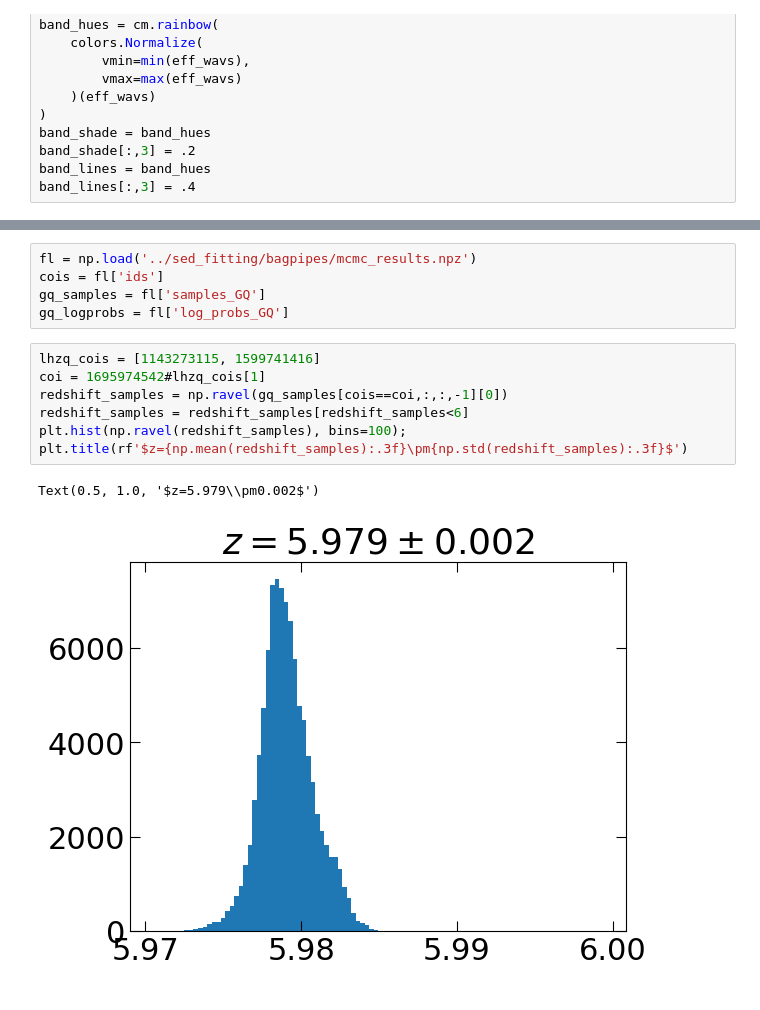
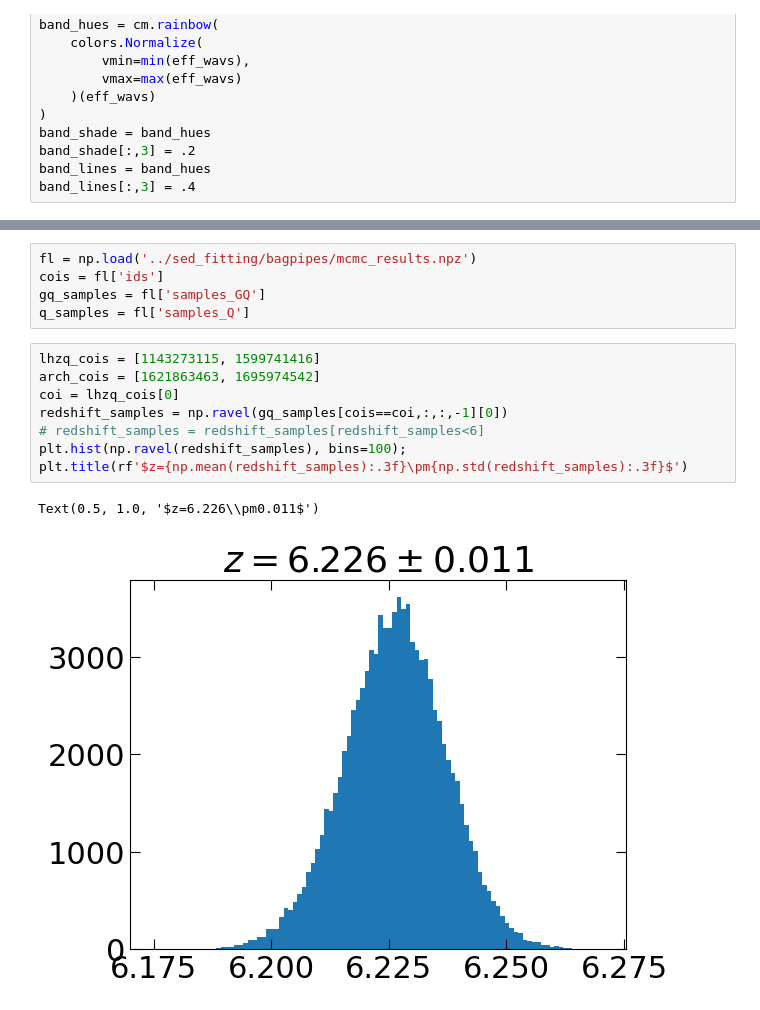
Before and after one commit to xbyrne/glq_mpia, a Jupyter notebook: notebooks/_figures_for_paper.ipynb, the cells around one changed output, grey strips where cells are left out. Saved outputs shown, nothing was run; the diff lists cells and outputs as text.

```diff
--- a/notebooks/_figures_for_paper.ipynb
+++ b/notebooks/_figures_for_paper.ipynb
@@ -510,14 +527,15 @@ fg.savefig(f'../figs/{coord_name_dict[coi][:5]}_sed.eps', format='eps')
 fl = np.load('../sed_fitting/bagpipes/mcmc_results.npz')
 cois = fl['ids']
 gq_samples = fl['samples_GQ']
-gq_logprobs = fl['log_probs_GQ']
+q_samples = fl['samples_Q']
 # %%
 lhzq_cois = [1143273115, 1599741416]
-coi = 1695974542#lhzq_cois[1]
+arch_cois = [1621863463, 1695974542]
+coi = lhzq_cois[0]
 redshift_samples = np.ravel(gq_samples[cois==coi,:,:,-1][0])
-redshift_samples = redshift_samples[redshift_samples<6]
+# redshift_samples = redshift_samples[redshift_samples<6]
 plt.hist(np.ravel(redshift_samples), bins=100);
 plt.title(rf'$z={np.mean(redshift_samples):.3f}\pm{np.std(redshift_samples):.3f}$')
 # %% [output]
-Text(0.5, 1.0, '$z=5.979\\pm0.002$')
+Text(0.5, 1.0, '$z=6.226\\pm0.011$')
-[figure, old version]
+[figure, new version]
```
Also changed, not shown: parts of 4 cells of this notebook, 3 other files.
